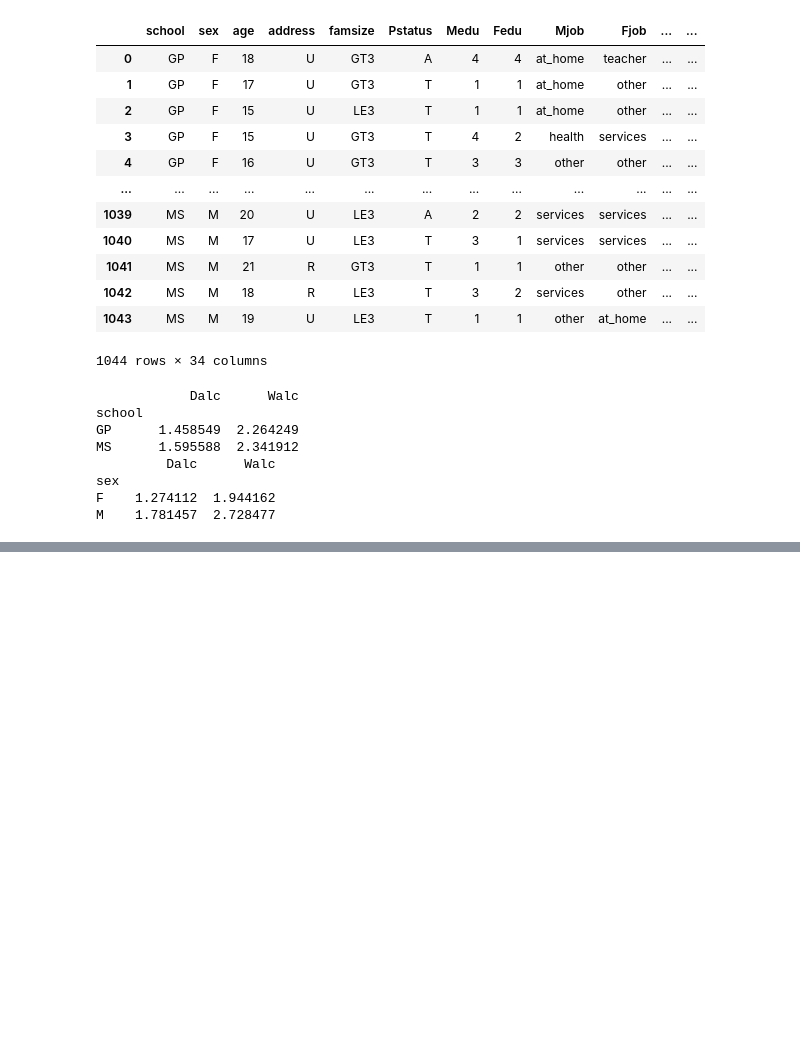
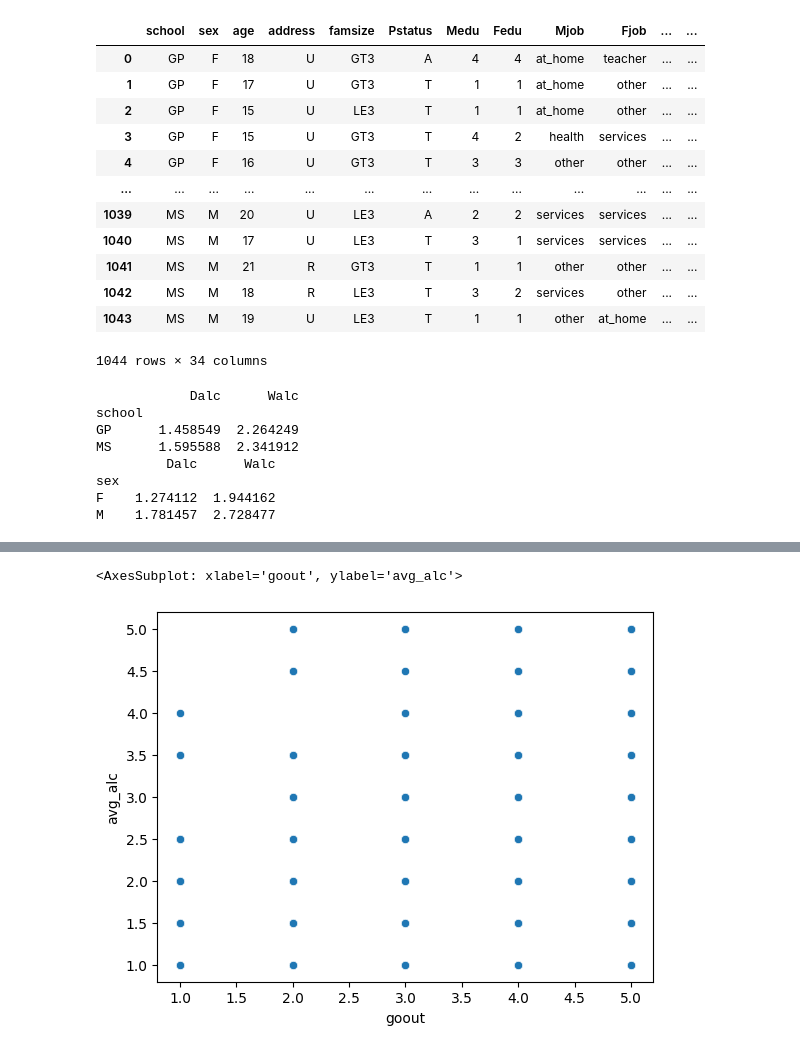
Before and after one commit to OrenKGit/CSE151A_GP, a Jupyter notebook: CSE151A_GroupProject.ipynb, the cells around one changed output, grey strips where cells are left out. Saved outputs shown, nothing was run; the diff lists cells and outputs as text; code cells hidden in the pictures; blank space fills up the shorter version.

```diff
--- a/CSE151A_GroupProject.ipynb
+++ b/CSE151A_GroupProject.ipynb
@@ -87,0 +109,5 @@ plt.show()
+# %%
+sns.scatterplot(data = df, x = 'goout', y = 'avg_alc')
+# %% [output]
+<AxesSubplot: xlabel='goout', ylabel='avg_alc'>
+[figure, added]
```
Also changed, not shown: parts of 5 cells of this notebook, 1 other file.
